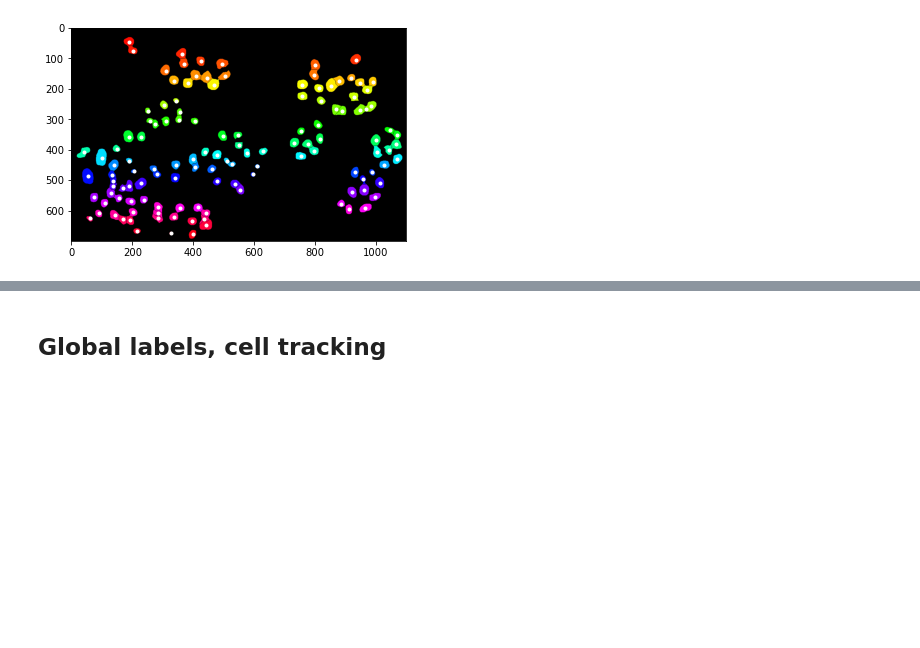
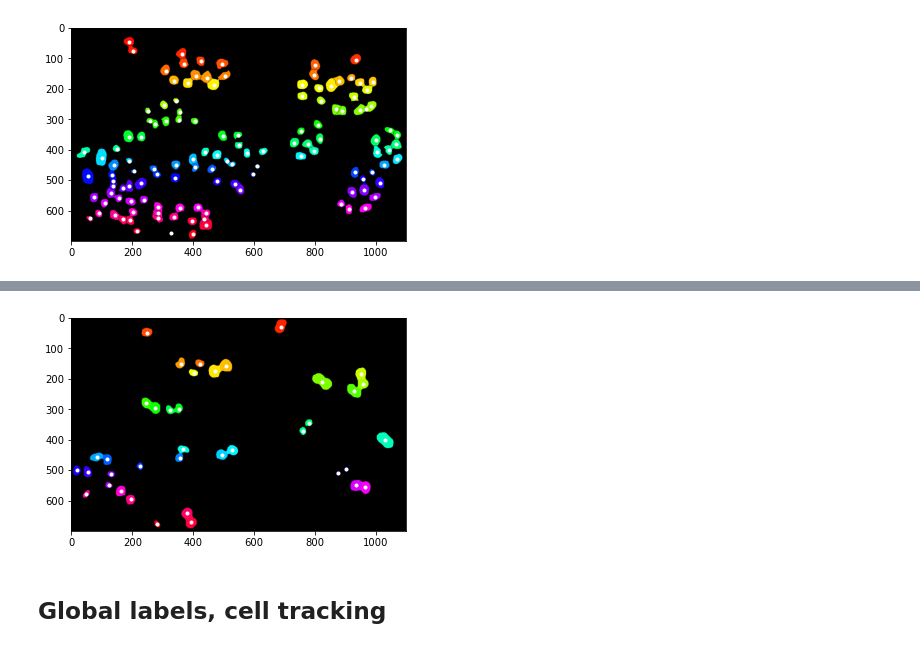
Before and after one commit to moates695/cs9517_Group_Project, a Jupyter notebook: marcus/updated_functions.ipynb, the cells around one changed output, grey strips where cells are left out. Cells and saved outputs as stored; diff of their text form; code cells hidden in the pictures; blank space fills up the shorter version.

```diff
--- a/marcus/updated_functions.ipynb
+++ b/marcus/updated_functions.ipynb
@@ -451,0 +454,5 @@ def watershed_seg(img):
+# %%
+pts = watershed_seg(img)
+centroid = centroids(pts)
+plt_rgb_img_scatter(centroid, pts)
+# %% [output]
@@ -452,3 +461,4 @@ def watershed_seg(img):
+[figure, added]
 # %% [markdown]
 ## Global labels, cell tracking
 # %%
```
Also changed, not shown: parts of 9 cells of this notebook.
